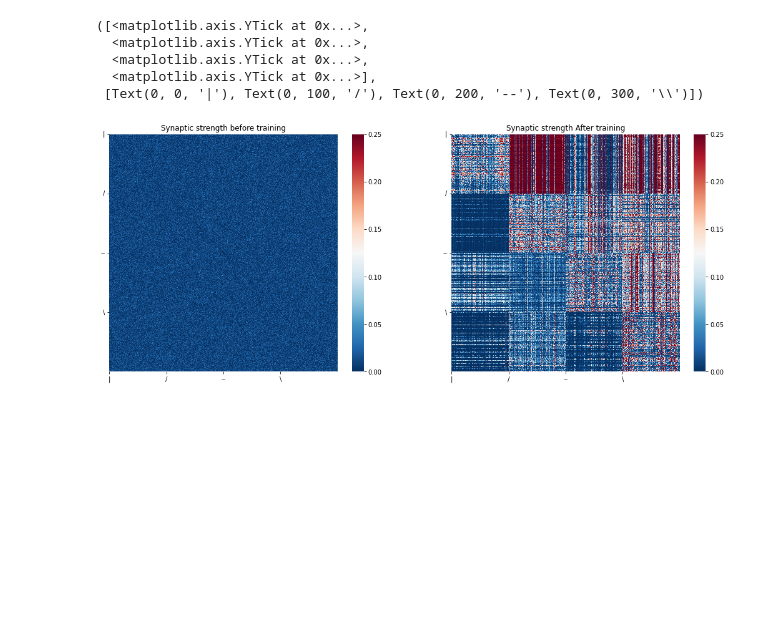
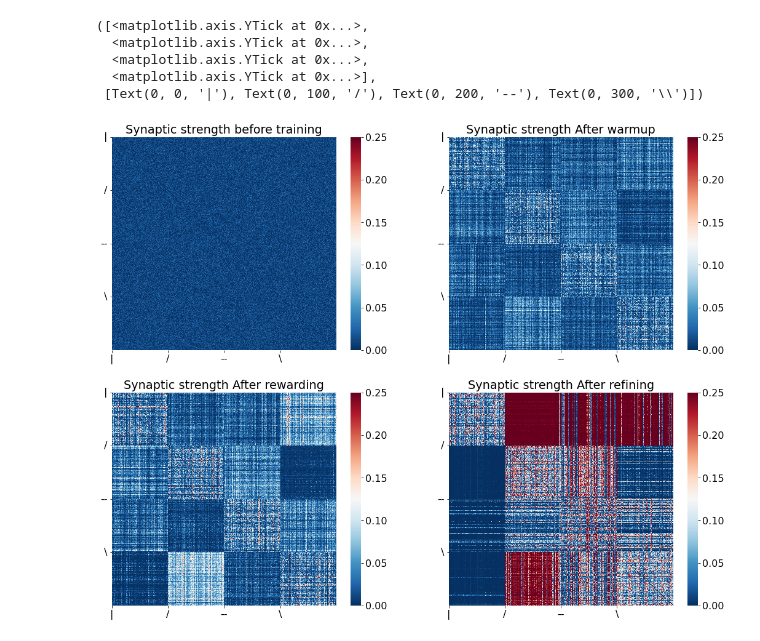
Before and after one commit to Math-568-project/interneuron_circuits_plasticity, a Jupyter notebook: synaptic_strength_analyse.ipynb, the cells around one changed output. Saved outputs shown, nothing was run; the diff lists cells and outputs as text; code cells hidden in the pictures; blank space fills up the shorter version.

Commit message:
update synaptic heatmap

```diff
--- a/synaptic_strength_analyse.ipynb
+++ b/synaptic_strength_analyse.ipynb
@@ -8,6 +8,8 @@ from itertools import permutations
 from tqdm import tqdm
 
 from params import *
+# %%
+plt.rcParams.update({'font.size': 16})
 # %%
 result_path = 'results/results_tuned0_2.pkl'
 with open(result_path, 'rb') as f:
@@ -20,6 +22,8 @@ def expand_synaptic_strength(synaptic_strengths, n_neurons):
     return results
 # %%
 synaptic_after = expand_synaptic_strength(results['weights_rec'], 400)
+synaptic_after_warmup = expand_synaptic_strength(results['weights_rec_afterwarmup'], 400)
+synaptic_after_reward = expand_synaptic_strength(results['weights_rec_afterreward'], 400)
 synaptic_before = expand_synaptic_strength(results['weights_rec_start'], 400)
 # %%
 w_max = np.max(np.abs(synaptic_after))
@@ -75,24 +79,34 @@ def plot_w_hist(synaptic_strength, w_max):
     plt.title('\\ to others')
     return np.mean(tuned_vertical), np.mean(others_vertical), np.mean(tuned_45), np.mean(others_45), np.mean(tuned_horizontal), np.mean(others_horizontal), np.mean(tuned_135), np.mean(others_135)
 # %%
-fig = plt.figure(figsize=(18, 7))
-plt.subplot(1,2,1)
+fig = plt.figure(figsize=(18, 14))
+plt.subplot(2,2,1)
 sns.heatmap(synaptic_before, cmap='RdBu_r', vmin=0, vmax=w_max).set_title("Synaptic strength before training")
 plt.xticks([0,100,200,300], ['|', '/', '--', '\\'])
 plt.xticks(rotation=0)
 plt.yticks([0,100,200,300], ['|', '/', '--', '\\'])
-plt.subplot(1,2,2)
-sns.heatmap(synaptic_after, cmap='RdBu_r', vmin=0, vmax=w_max).set_title("Synaptic strength After training")
+plt.subplot(2,2,2)
+sns.heatmap(synaptic_after_warmup, cmap='RdBu_r', vmin=0, vmax=w_max).set_title("Synaptic strength After warmup")
 plt.xticks([0,100,200,300], ['|', '/', '--', '\\'])
 plt.xticks(rotation=0)
 plt.yticks([0,100,200,300], ['|', '/', '--', '\\'])
+plt.subplot(2,2,3)
+sns.heatmap(synaptic_after_reward, cmap='RdBu_r', vmin=0, vmax=w_max).set_title("Synaptic strength After rewarding")
+plt.xticks([0,100,200,300], ['|', '/', '--', '\\'])
+plt.xticks(rotation=0)
+plt.yticks([0,100,200,300], ['|', '/', '--', '\\'])
+plt.subplot(2,2,4)
+sns.heatmap(synaptic_after, cmap='RdBu_r', vmin=0, vmax=w_max).set_title("Synaptic strength After refining")
+plt.xticks([0,100,200,300], ['|', '/', '--', '\\'])
+plt.xticks(rotation=0)
+plt.yticks([0,100,200,300], ['|', '/', '--', '\\'])
 # %% [output]
 ([<matplotlib.axis.YTick at 0x...>,
   <matplotlib.axis.YTick at 0x...>,
   <matplotlib.axis.YTick at 0x...>,
   <matplotlib.axis.YTick at 0x...>],
  [Text(0, 0, '|'), Text(0, 100, '/'), Text(0, 200, '--'), Text(0, 300, '\\')])
-[figure, old version]
+[figure, new version]
 # %%
 # upper triangle (out)
 print(plot_w_hist(synaptic_before,w_max_before))
```
Also changed, not shown: parts of 3 cells of this notebook, 7 other files.
